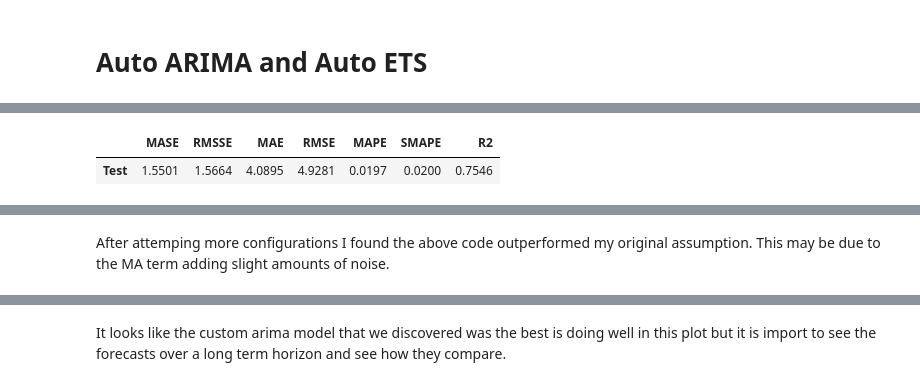
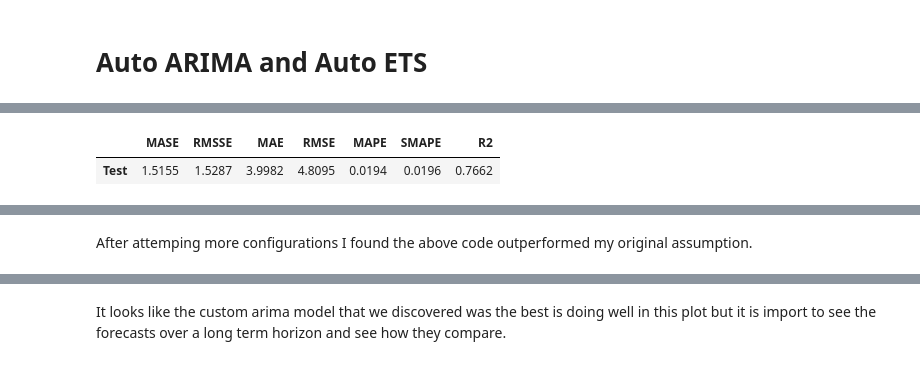
Before and after one commit to claytonshaw/Portfolio, a Jupyter notebook: Deep Forecasting/HW4- ARIMA and SARIMA.ipynb, the cells around one changed output, grey strips where cells are left out. Cells and saved outputs as stored; diff of their text form; code cells hidden in the pictures.

```diff
--- a/Deep Forecasting/HW4- ARIMA and SARIMA.ipynb
+++ b/Deep Forecasting/HW4- ARIMA and SARIMA.ipynb
@@ -182,14 +194,14 @@ custom_sarima = exp.create_model('arima', order=(1, 1, 1), seasonal_order=(1, 1,
 [interactive output not drawn]
 # %%
-# best model I could finds
-custom_sarima2 = exp.create_model('arima', order=(1, 1, 1), seasonal_order=(0, 1, 1, 4), with_intercept=True, cross_validation=False)
+# best model I could find
+custom_sarima2 = exp.create_model('arima', order=(1, 1, 1), seasonal_order=(1, 1, 1, 3), with_intercept=True, cross_validation=False)
 # %% [output]
 [interactive output not drawn]
 |  | MASE | RMSSE | MAE | RMSE | MAPE | SMAPE | R2 |
-| Test | 1.5501 | 1.5664 | 4.0895 | 4.9281 | 0.0197 | 0.0200 | 0.7546 |
+| Test | 1.5155 | 1.5287 | 3.9982 | 4.8095 | 0.0194 | 0.0196 | 0.7662 |
 [interactive output not drawn]
 # %% [markdown]
-After attemping more configurations I found the above code outperformed my original assumption. This may be due to the MA term adding slight amounts of noise.
+After attemping more configurations I found the above code outperformed my original assumption.
 # %%
 # compare the models sorting by r2
 comparison_models = [auto_arima, auto_ets, ar1, custom_sarima, custom_sarima2]
```
Also changed, not shown: parts of 18 cells of this notebook.
